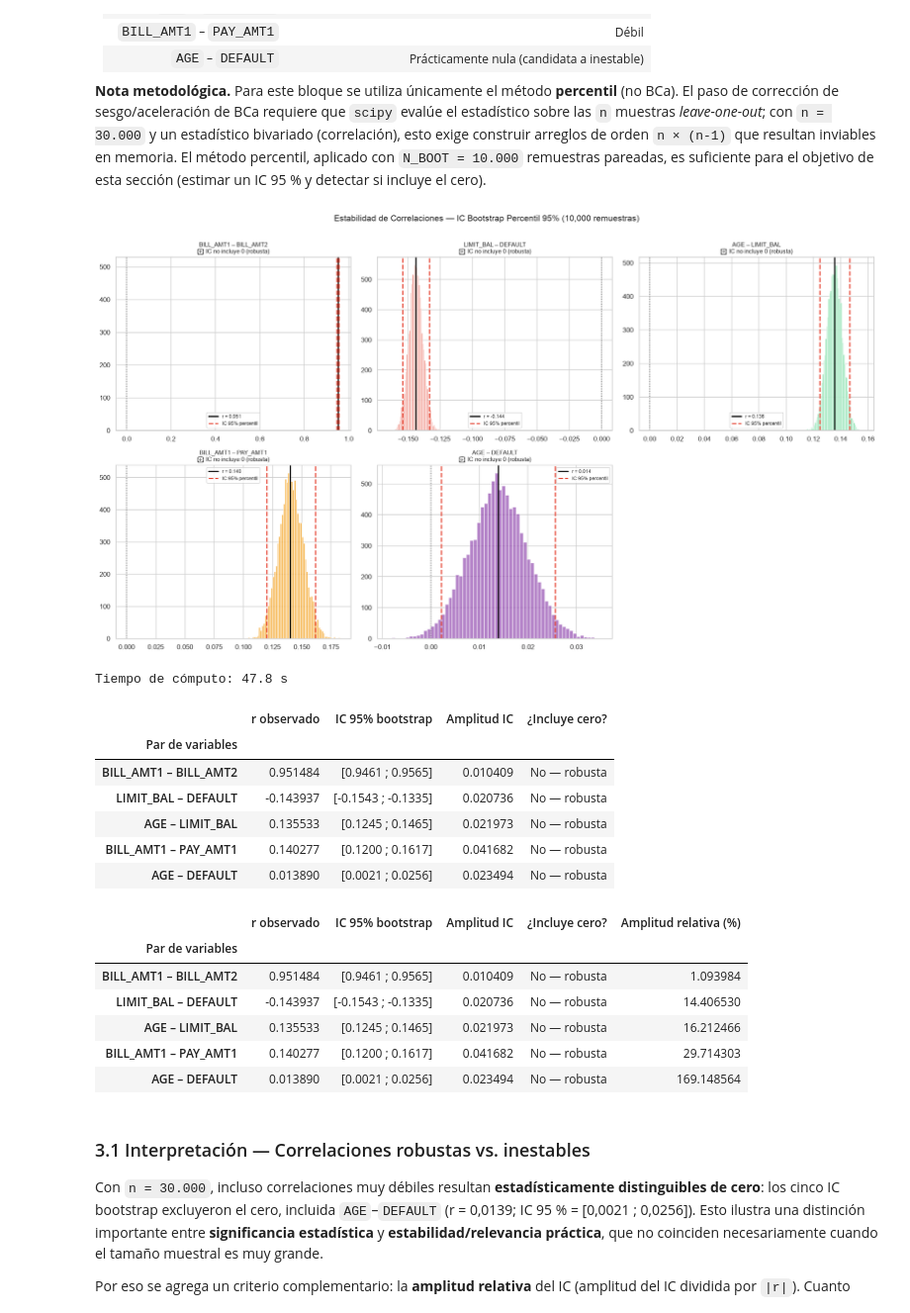
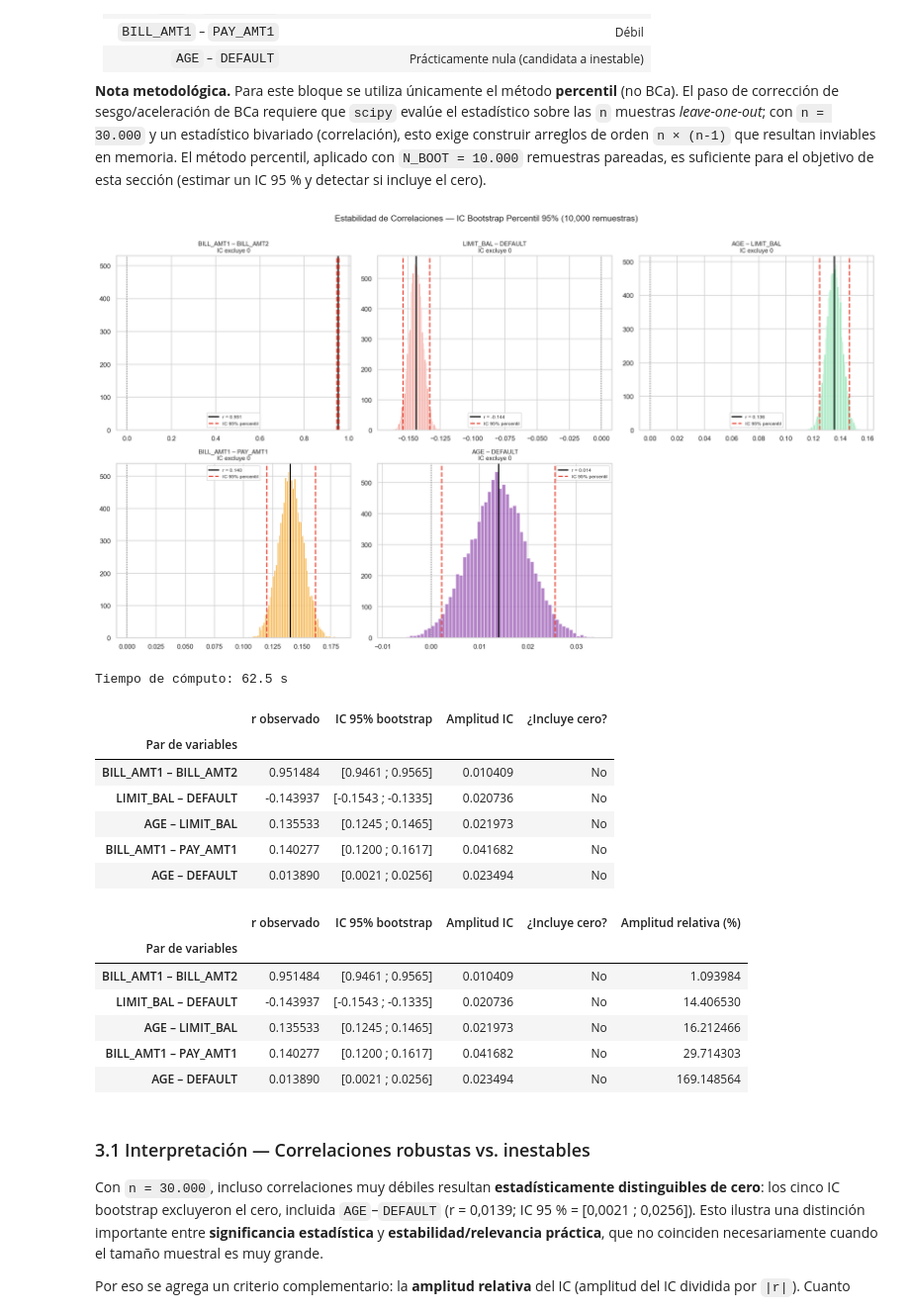
Before and after one commit to robertomoncada-blip/Magister_ciencia_datos, a Jupyter notebook: MCDI501/S2/notebooks/F2_semana2.ipynb, the cells around one changed output. Shown at 99% size. Saved outputs shown, nothing was run; the diff lists cells and outputs as text; code cells hidden in the pictures.

```diff
--- a/MCDI501/S2/notebooks/F2_semana2.ipynb
+++ b/MCDI501/S2/notebooks/F2_semana2.ipynb
@@ -411,44 +411,44 @@ for ax, (nombre, cx, cy, color) in zip(axes.flat, pares_corr):
     r_obs = stats.pearsonr(x, y).statistic
     res_pct = bootstrap((x, y), corr_stat, paired=True, vectorized=True,
                          n_resamples=N_BOOT, confidence_level=0.95,
                          method='percentile', rng=SEED)
     li, ls = res_pct.confidence_interval
     incluye_cero = li <= 0 <= ls
 
     ax.hist(res_pct.bootstrap_distribution, bins=60, color=color, alpha=0.75, edgecolor='white')
     ax.axvline(r_obs, color='black', linewidth=2, label=f'r = {r_obs:.3f}')
     ax.axvline(li, color='#e74c3c', linestyle='--', linewidth=2, label='IC 95% percentil')
     ax.axvline(ls, color='#e74c3c', linestyle='--', linewidth=2)
     ax.axvline(0, color='gray', linestyle=':', linewidth=1.5)
-    ax.set_title(f'{nombre}\n{"⚠ IC incluye 0 (inestable)" if incluye_cero else "✓ IC no incluye 0 (robusta)"}',
+    ax.set_title(f'{nombre}\n{"IC incluye 0" if incluye_cero else "IC excluye 0"}',
                  fontsize=10)
     ax.legend(fontsize=8)
 
     filas_corr.append({
         'Par de variables': nombre, 'r observado': r_obs,
         'IC 95% bootstrap': f'[{li:.4f} ; {ls:.4f}]',
         'Amplitud IC': ls - li,
-        '¿Incluye cero?': 'Sí — inestable' if incluye_cero else 'No — robusta',
+        '¿Incluye cero?': 'Sí' if incluye_cero else 'No',
     })
 axes.flat[-1].axis('off')
 plt.suptitle(f'Estabilidad de Correlaciones — IC Bootstrap Percentil 95% ({N_BOOT:,} remuestras)', fontsize=14, y=1.01)
 plt.tight_layout()
 plt.savefig('../figures/fig_corr_estabilidad.png', bbox_inches='tight', dpi=110)
 plt.show()
 
 tabla_corr = pd.DataFrame(filas_corr).set_index('Par de variables')
 print(f"Tiempo de cómputo: {time.time()-t0:.1f} s")
 tabla_corr
 # %% [output]
-[figure, old version]
+[figure, new version]
-Tiempo de cómputo: 47.8 s
+Tiempo de cómputo: 62.5 s
 |  | r observado | IC 95% bootstrap | Amplitud IC | ¿Incluye cero? |
 | Par de variables |  |  |  |  |
-| BILL_AMT1 – BILL_AMT2 | 0.951484 | [0.9461 ; 0.9565] | 0.010409 | No — robusta |
-| LIMIT_BAL – DEFAULT | -0.143937 | [-0.1543 ; -0.1335] | 0.020736 | No — robusta |
-| AGE – LIMIT_BAL | 0.135533 | [0.1245 ; 0.1465] | 0.021973 | No — robusta |
-| BILL_AMT1 – PAY_AMT1 | 0.140277 | [0.1200 ; 0.1617] | 0.041682 | No — robusta |
-| AGE – DEFAULT | 0.013890 | [0.0021 ; 0.0256] | 0.023494 | No — robusta |
+| BILL_AMT1 – BILL_AMT2 | 0.951484 | [0.9461 ; 0.9565] | 0.010409 | No |
+| LIMIT_BAL – DEFAULT | -0.143937 | [-0.1543 ; -0.1335] | 0.020736 | No |
+| AGE – LIMIT_BAL | 0.135533 | [0.1245 ; 0.1465] | 0.021973 | No |
+| BILL_AMT1 – PAY_AMT1 | 0.140277 | [0.1200 ; 0.1617] | 0.041682 | No |
+| AGE – DEFAULT | 0.013890 | [0.0021 ; 0.0256] | 0.023494 | No |
 # %%
 # Amplitud relativa del IC respecto a la magnitud de r: criterio complementario de estabilidad
 tabla_corr_rel = tabla_corr.copy()
@@ -457,11 +457,11 @@ tabla_corr_rel.sort_values('Amplitud relativa (%)')
 # %% [output]
 |  | r observado | IC 95% bootstrap | Amplitud IC | ¿Incluye cero? | Amplitud relativa (%) |
 | Par de variables |  |  |  |  |  |
-| BILL_AMT1 – BILL_AMT2 | 0.951484 | [0.9461 ; 0.9565] | 0.010409 | No — robusta | 1.093984 |
-| LIMIT_BAL – DEFAULT | -0.143937 | [-0.1543 ; -0.1335] | 0.020736 | No — robusta | 14.406530 |
-| AGE – LIMIT_BAL | 0.135533 | [0.1245 ; 0.1465] | 0.021973 | No — robusta | 16.212466 |
-| BILL_AMT1 – PAY_AMT1 | 0.140277 | [0.1200 ; 0.1617] | 0.041682 | No — robusta | 29.714303 |
-| AGE – DEFAULT | 0.013890 | [0.0021 ; 0.0256] | 0.023494 | No — robusta | 169.148564 |
+| BILL_AMT1 – BILL_AMT2 | 0.951484 | [0.9461 ; 0.9565] | 0.010409 | No | 1.093984 |
+| LIMIT_BAL – DEFAULT | -0.143937 | [-0.1543 ; -0.1335] | 0.020736 | No | 14.406530 |
+| AGE – LIMIT_BAL | 0.135533 | [0.1245 ; 0.1465] | 0.021973 | No | 16.212466 |
+| BILL_AMT1 – PAY_AMT1 | 0.140277 | [0.1200 ; 0.1617] | 0.041682 | No | 29.714303 |
+| AGE – DEFAULT | 0.013890 | [0.0021 ; 0.0256] | 0.023494 | No | 169.148564 |
 # %% [markdown]
 ### 3.1 Interpretación — Correlaciones robustas vs. inestables
 
```
Also changed, not shown: parts of 10 cells of this notebook, 5 other files.
